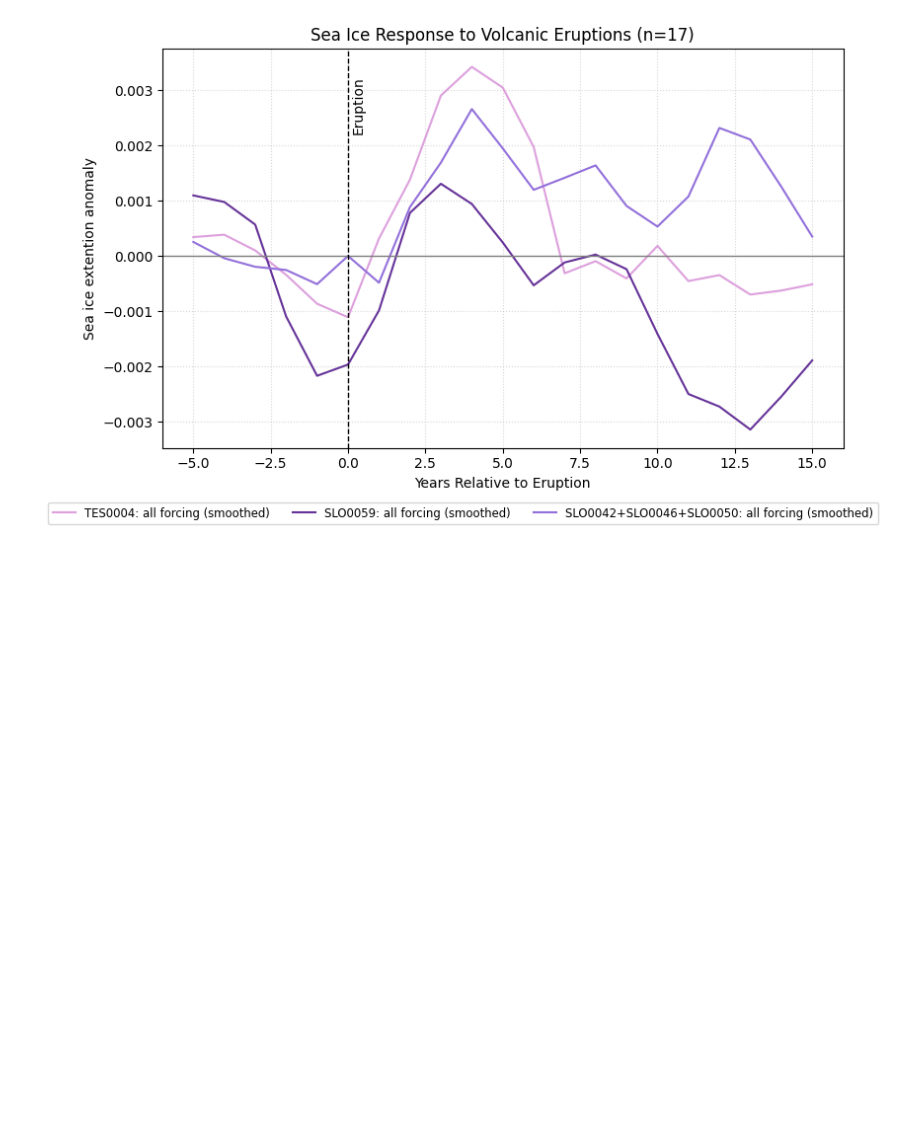
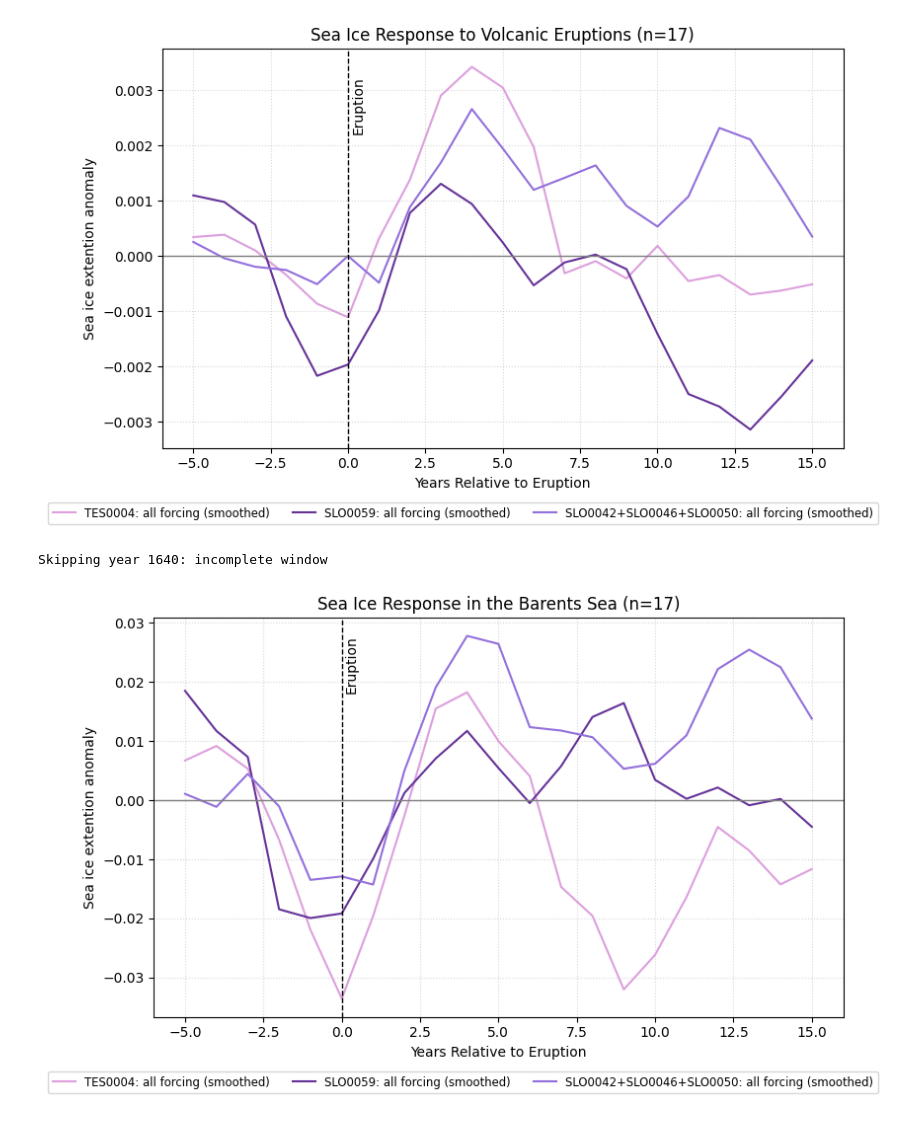
Before and after one commit to EliHHogemo/lia, a Jupyter notebook: sea_ice_cover.ipynb, the cells around one changed output. Cells and saved outputs as stored; diff of their text form; code cells hidden in the pictures; blank space fills up the shorter version.

```diff
--- a/sea_ice_cover.ipynb
+++ b/sea_ice_cover.ipynb
@@ -448,0 +424,40 @@ def calculate_month(array):
+# %%
+lags_tes, mean_anomaly_tes, std_anomaly_tes = sea_ice_sea(march_data_tes_barents, eruption_years)
+lags_slo, mean_anomaly_slo, std_anomaly_slo = sea_ice_sea(march_data_slo_barents, eruption_years)
+lags_all_forcing, mean_anomaly_all_forcing, std_anomaly_all_forcing = sea_ice_sea(march_data_all_forcing_barents, eruption_years)
+
+mean_response_tes_smoothed = rolling_mean(mean_anomaly_tes, window=3)
+mean_response_slo_smoothed = rolling_mean(mean_anomaly_slo, window=3)
+mean_response_all_forcing_smoothed = rolling_mean(mean_anomaly_all_forcing, window=3)
+# %% [output]
+Skipping year 1640: incomplete window
+# %%
+fig, ax = plt.subplots(figsize=(8, 5))
+
+# Smoothed lines
+ax.plot(lags_tes, mean_response_tes_smoothed, color='plum', label='TES0004: all forcing (smoothed)')
+ax.plot(lags_slo, mean_response_slo_smoothed, color='rebeccapurple', label='SLO0059: all forcing (smoothed)')
+ax.plot(lags_all_forcing, mean_response_all_forcing_smoothed, color='mediumpurple', label='SLO0042+SLO0046+SLO0050: all forcing (smoothed)')
+
+ax.axhline(0, color='gray', linestyle='-', lw=1)
+ax.axvline(0, color='black', linestyle='--', lw=1)
+ax.text(0.1, ax.get_ylim()[1]*0.6, 'Eruption', rotation=90, color='black')
+
+ax.set_ylabel('Sea ice extention anomaly')
+ax.set_xlabel('Years Relative to Eruption')
+ax.set_title(f'Sea Ice Response in the Barents Sea (n={len(eruption_years)})')
+
+ax.grid(True, linestyle=':', alpha=0.5)
+handles, labels = ax.get_legend_handles_labels()
+fig.legend(
+    handles, labels,
+    loc='lower center',
+    bbox_to_anchor=(0.5, -0.05),
+    ncol=6,
+    fontsize='small',
+    frameon=True
+)
+plt.tight_layout()
+plt.show()
+# %% [output]
+[figure, added]
```
Also changed, not shown: parts of 7 cells of this notebook.
